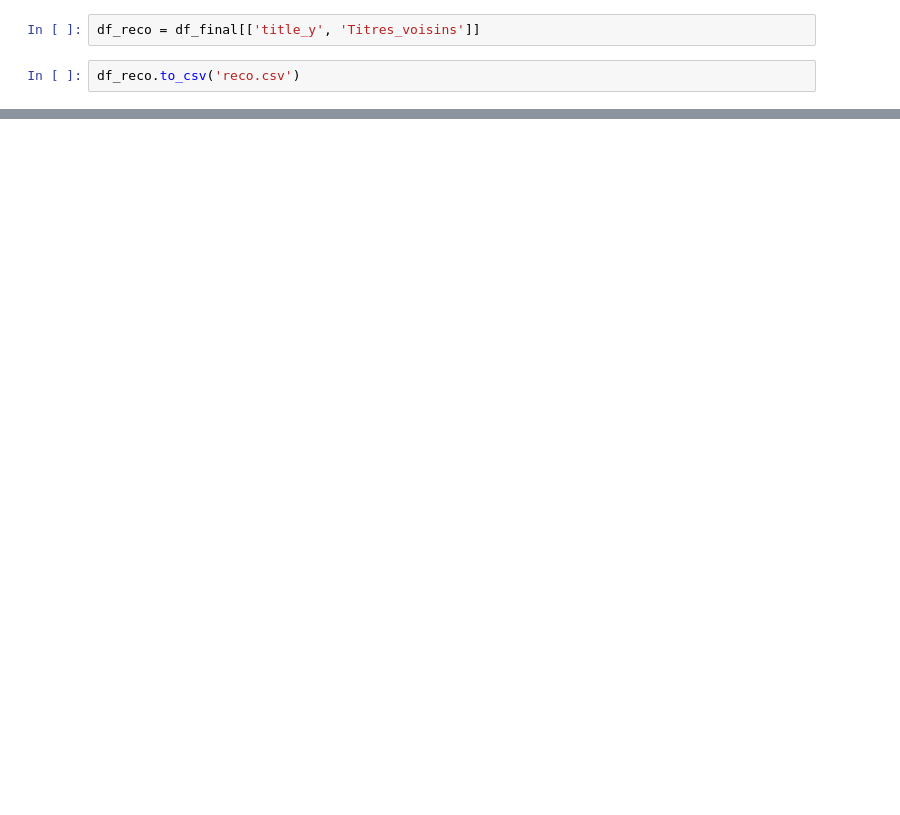
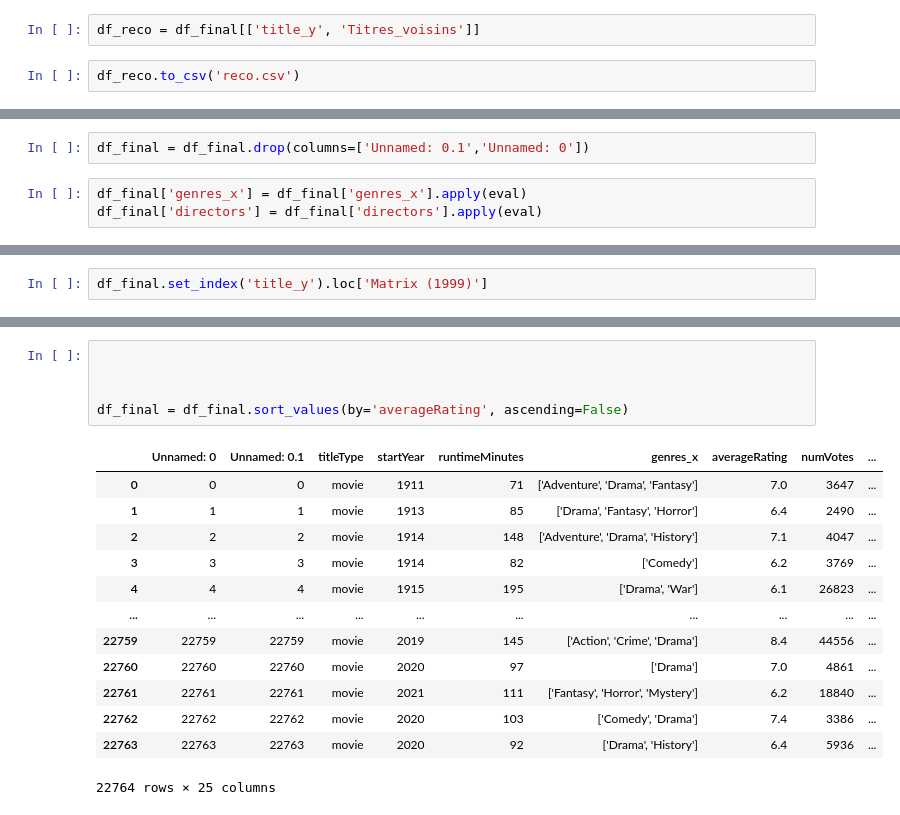
Before and after one commit to Ghali65/Projet_cine_creuse, a Jupyter notebook: traitement_df_final.ipynb, the cells around one changed output, grey strips where cells are left out. Cells and saved outputs as stored; diff of their text form; blank space fills up the shorter version.

```diff
--- a/traitement_df_final.ipynb
+++ b/traitement_df_final.ipynb
@@ -178,0 +234,5 @@ Name: title_y, Length: 22774, dtype: object
+# %%
+df_final = df_final.drop(columns=['Unnamed: 0.1','Unnamed: 0'])
+# %%
+df_final['genres_x'] = df_final['genres_x'].apply(eval)
+df_final['directors'] = df_final['directors'].apply(eval)
@@ -178,0 +267,2 @@ Name: title_y, Length: 22774, dtype: object
+# %%
+df_final.set_index('title_y').loc['Matrix (1999)']
@@ -178,0 +296,19 @@ Name: title_y, Length: 22774, dtype: object
+# %%
+
+
+
+df_final = df_final.sort_values(by='averageRating', ascending=False)
+# %% [output]
+|  | Unnamed: 0 | Unnamed: 0.1 | titleType | startYear | runtimeMinutes | genres_x | averageRating | numVotes | ... |
+| 0 | 0 | 0 | movie | 1911 | 71 | ['Adventure', 'Drama', 'Fantasy'] | 7.0 | 3647 | ... |
+| 1 | 1 | 1 | movie | 1913 | 85 | ['Drama', 'Fantasy', 'Horror'] | 6.4 | 2490 | ... |
+| 2 | 2 | 2 | movie | 1914 | 148 | ['Adventure', 'Drama', 'History'] | 7.1 | 4047 | ... |
+| 3 | 3 | 3 | movie | 1914 | 82 | ['Comedy'] | 6.2 | 3769 | ... |
+| 4 | 4 | 4 | movie | 1915 | 195 | ['Drama', 'War'] | 6.1 | 26823 | ... |
+| ... | ... | ... | ... | ... | ... | ... | ... | ... | ... |
+| 22759 | 22759 | 22759 | movie | 2019 | 145 | ['Action', 'Crime', 'Drama'] | 8.4 | 44556 | ... |
+| 22760 | 22760 | 22760 | movie | 2020 | 97 | ['Drama'] | 7.0 | 4861 | ... |
+| 22761 | 22761 | 22761 | movie | 2021 | 111 | ['Fantasy', 'Horror', 'Mystery'] | 6.2 | 18840 | ... |
+| 22762 | 22762 | 22762 | movie | 2020 | 103 | ['Comedy', 'Drama'] | 7.4 | 3386 | ... |
+| 22763 | 22763 | 22763 | movie | 2020 | 92 | ['Drama', 'History'] | 6.4 | 5936 | ... |
+22764 rows × 25 columns
```
Also changed, not shown: parts of 34 cells of this notebook, 13 other files.
